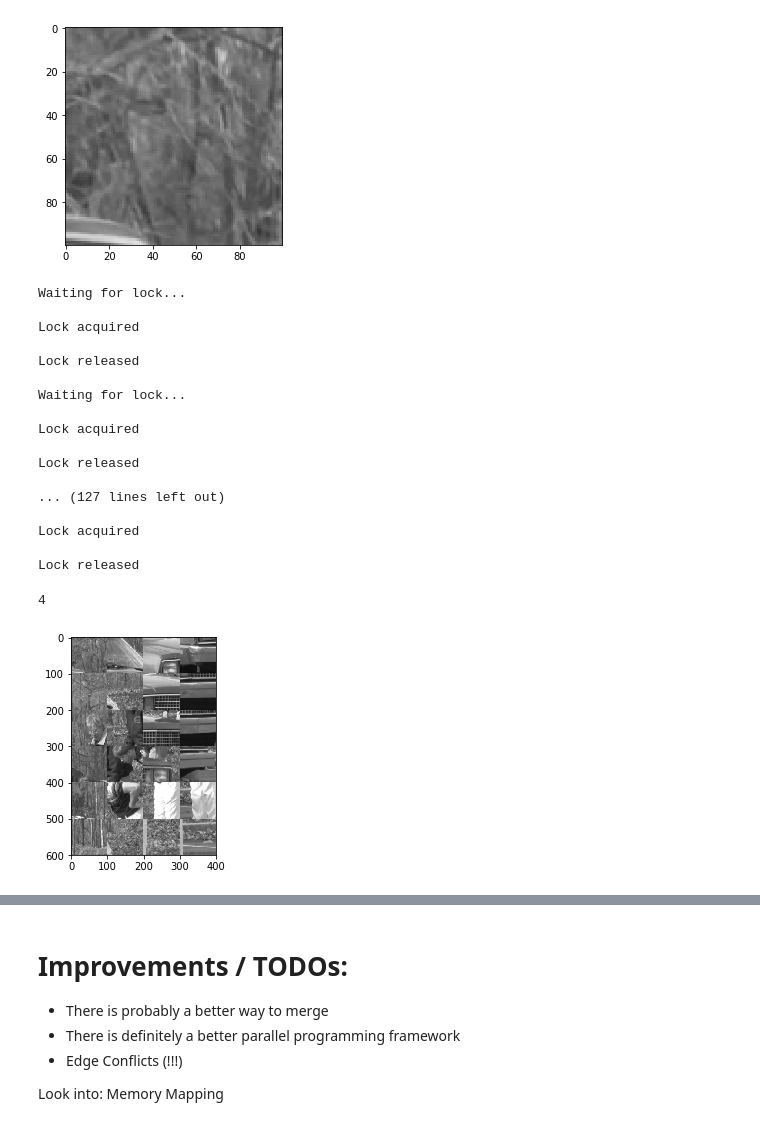
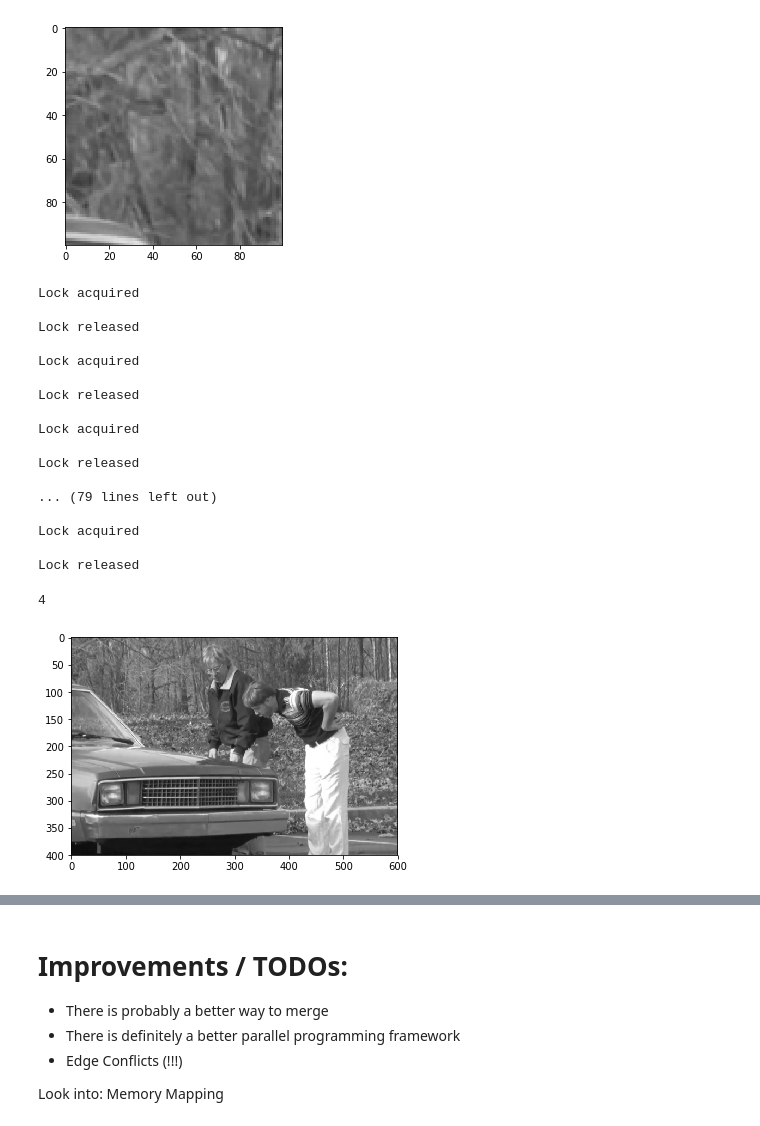
Before and after one commit to zainebrahim/nomads, a Jupyter notebook: source/richard/parallel-exploration-0.ipynb, the cells around one changed output, grey strips where cells are left out. Saved outputs shown, nothing was run; the diff lists cells and outputs as text; code cells hidden in the pictures.

```diff
--- a/source/richard/parallel-exploration-0.ipynb
+++ b/source/richard/parallel-exploration-0.ipynb
@@ -18,14 +18,14 @@ print(img.shape)
 [figure]
 # %%
 ## Let's split the image into chunks
-def split_2d_image(img):
-    row_imgs = np.vsplit(img, 4)
+def split_2d_image(img, y_splits, x_splits):
+    row_imgs = np.vsplit(img, y_splits)
     img_list = []
     for row in row_imgs:
-        img_list.append(np.hsplit(row, 6))
+        img_list.append(np.hsplit(row, x_splits))
     return img_list
 
-img_list = split_2d_image(img)
+img_list = split_2d_image(img, 4, 6)
 fig=plt.figure(figsize=(len(img_list[0]), len(img_list)))
 rows = len(img_list)
 columns = len(img_list[0])
@@ -48,12 +48,19 @@ plt.show()
 
 ## Most obvious: Two digit ID's: XY where first digit corresponds to row and second digit corresponds to column
 
-image_map = {}
 
-for row in range(rows):
-    for col in range(columns):
-        image_map[str(row) + '_' + str(col)] = img_list[row][col]
 
+def label(img_list):
+    try:
+        image_map = {}
+        for row in range(len(img_list)):
+            for col in range(len(img_list[0])):
+                image_map[str(row) + '_' + str(col)] = img_list[row][col]
+        return image_map
+    except: ##empty list
+        raise
+
+image_map = label(img_list)
 fig=plt.figure(figsize=(len(img_list[0]), len(img_list)))
 count = 1
 for key, value in image_map.items():
@@ -95,14 +102,11 @@ import threading
 
 ## result dictionary
 
-result_list = [[None for i in range(columns)] for j in range(rows)]
 
 ## Threading lock for good practice
-lock = threading.Lock()
 
-def worker(sec, key, img):
+def worker(result_list, sec, key, img, lock):
     result = crappy_function(sec, img)
-    print("Waiting for lock...\n")
     lock.acquire()
     print("Lock acquired\n")
     try:
@@ -112,27 +116,37 @@ def worker(sec, key, img):
         print("Lock released\n")
         lock.release()
 
-for key, value in image_map.items():
-    t = threading.Thread(target = worker, args = (.001, key, value))
-    t.start()
+
+def threads(result_list, sec, image_map):
+    lock = threading.Lock()
+    threads = []
+    for key, value in image_map.items():
+        t = threading.Thread(target = worker, args = (result_list, sec, key, value, lock))
+        threads.append(t)
+        t.start()
+    for thread in threads:
+        thread.join()
+
+result_list = [[None for i in range(columns)] for j in range(rows)]
+threads(result_list, .001, image_map)
 # %% [output]
-Waiting for lock...
+Lock acquired
+
+Lock released
 
 Lock acquired
 
 Lock released
 
-Waiting for lock...
+Lock acquired
+
+Lock released
+
+... (79 lines left out)
 
 Lock acquired
 
 Lock released
-
-... (127 lines left out)
-
-Lock acquired
-
-Lock released
 # %%
 # Brief Sanity Check
 print(len(result_list))
@@ -141,21 +155,21 @@ print(len(result_list))
 # %%
 ## Now time to merge results back into image
 ## This is a crappy way of doing it.. we will eventually find a better way
 
 def merge(result_list):
     merged_rows = []
     for row in result_list:
         merged_row = row[0]
         for col in row[1:]:
-            merged_row = np.concatenate((merged_row, col), axis = 0)
+            merged_row = np.concatenate((merged_row, col), axis = 1)
         merged_rows.append(merged_row)
 
     img = merged_rows[0]
     for row in merged_rows[1:]:
-        img = np.concatenate((img, row), axis = 1)
+        img = np.concatenate((img, row), axis = 0)
     return img
 
 new_image = merge(result_list)
 imgplot = plt.imshow(new_image)
 # %% [output]
-[figure, old version]
+[figure, new version]
```
Also changed, not shown: parts of 6 cells of this notebook.
